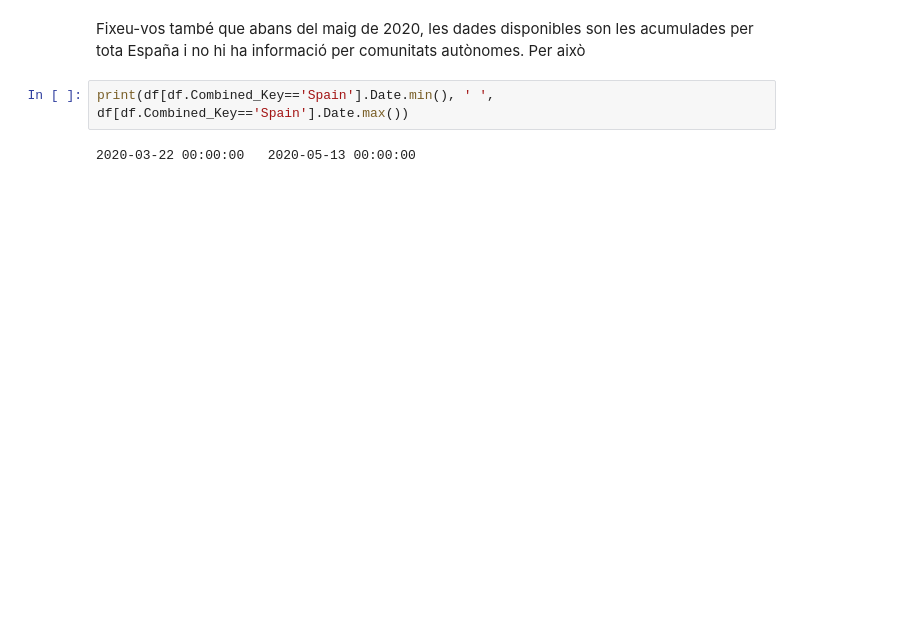
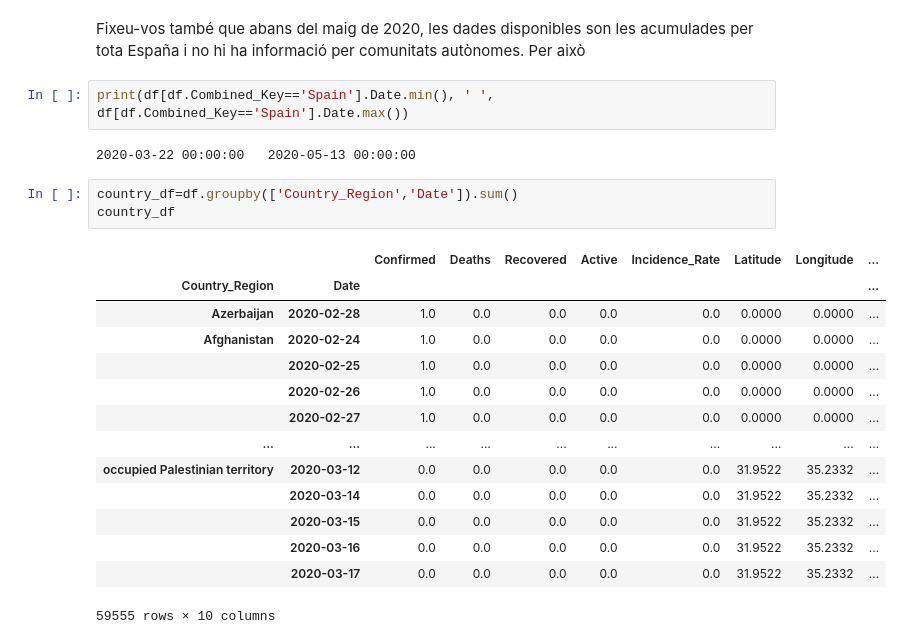
Before and after one commit to jmcarbo/databases, a Jupyter notebook: database_colab.ipynb, the cells around one changed output. Saved outputs shown, nothing was run; the diff lists cells and outputs as text; blank space fills up the shorter version.

Commit message:
Added Group By Country

```diff
--- a/database_colab.ipynb
+++ b/database_colab.ipynb
@@ -267,3 +270,21 @@ Fixeu-vos també que abans del maig de 2020, les dades disponibles son les acumu
 print(df[df.Combined_Key=='Spain'].Date.min(), ' ', df[df.Combined_Key=='Spain'].Date.max())
 # %% [output]
 2020-03-22 00:00:00   2020-05-13 00:00:00
+# %%
+country_df=df.groupby(['Country_Region','Date']).sum()
+country_df
+# %% [output]
+|  |  | Confirmed | Deaths | Recovered | Active | Incidence_Rate | Latitude | Longitude | ... |
+| Country_Region | Date |  |  |  |  |  |  |  | ... |
+| Azerbaijan | 2020-02-28 | 1.0 | 0.0 | 0.0 | 0.0 | 0.0 | 0.0000 | 0.0000 | ... |
+| Afghanistan | 2020-02-24 | 1.0 | 0.0 | 0.0 | 0.0 | 0.0 | 0.0000 | 0.0000 | ... |
+|  | 2020-02-25 | 1.0 | 0.0 | 0.0 | 0.0 | 0.0 | 0.0000 | 0.0000 | ... |
+|  | 2020-02-26 | 1.0 | 0.0 | 0.0 | 0.0 | 0.0 | 0.0000 | 0.0000 | ... |
+|  | 2020-02-27 | 1.0 | 0.0 | 0.0 | 0.0 | 0.0 | 0.0000 | 0.0000 | ... |
+| ... | ... | ... | ... | ... | ... | ... | ... | ... | ... |
+| occupied Palestinian territory | 2020-03-12 | 0.0 | 0.0 | 0.0 | 0.0 | 0.0 | 31.9522 | 35.2332 | ... |
+|  | 2020-03-14 | 0.0 | 0.0 | 0.0 | 0.0 | 0.0 | 31.9522 | 35.2332 | ... |
+|  | 2020-03-15 | 0.0 | 0.0 | 0.0 | 0.0 | 0.0 | 31.9522 | 35.2332 | ... |
+|  | 2020-03-16 | 0.0 | 0.0 | 0.0 | 0.0 | 0.0 | 31.9522 | 35.2332 | ... |
+|  | 2020-03-17 | 0.0 | 0.0 | 0.0 | 0.0 | 0.0 | 31.9522 | 35.2332 | ... |
+59555 rows × 10 columns
```
Also changed, not shown: parts of 12 cells of this notebook.
